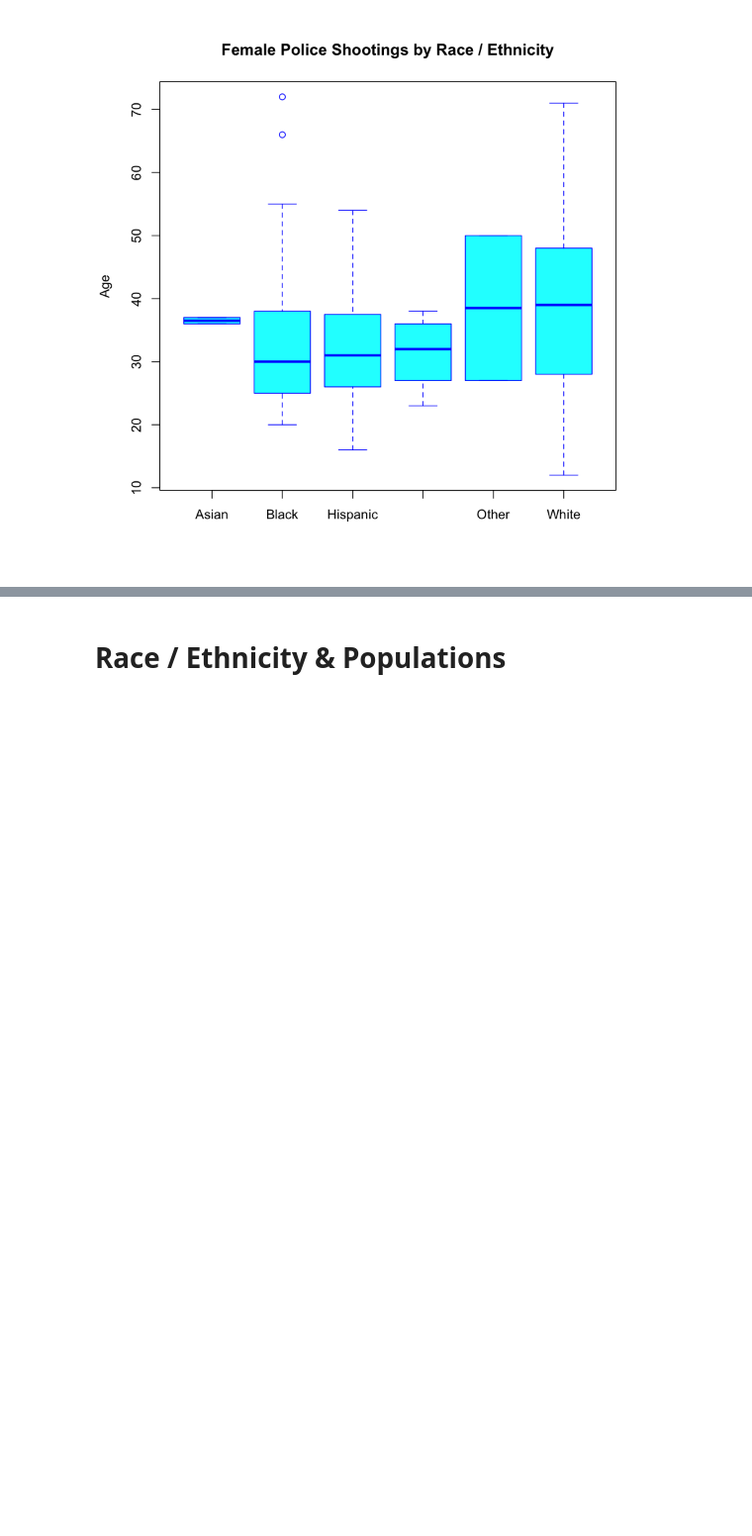
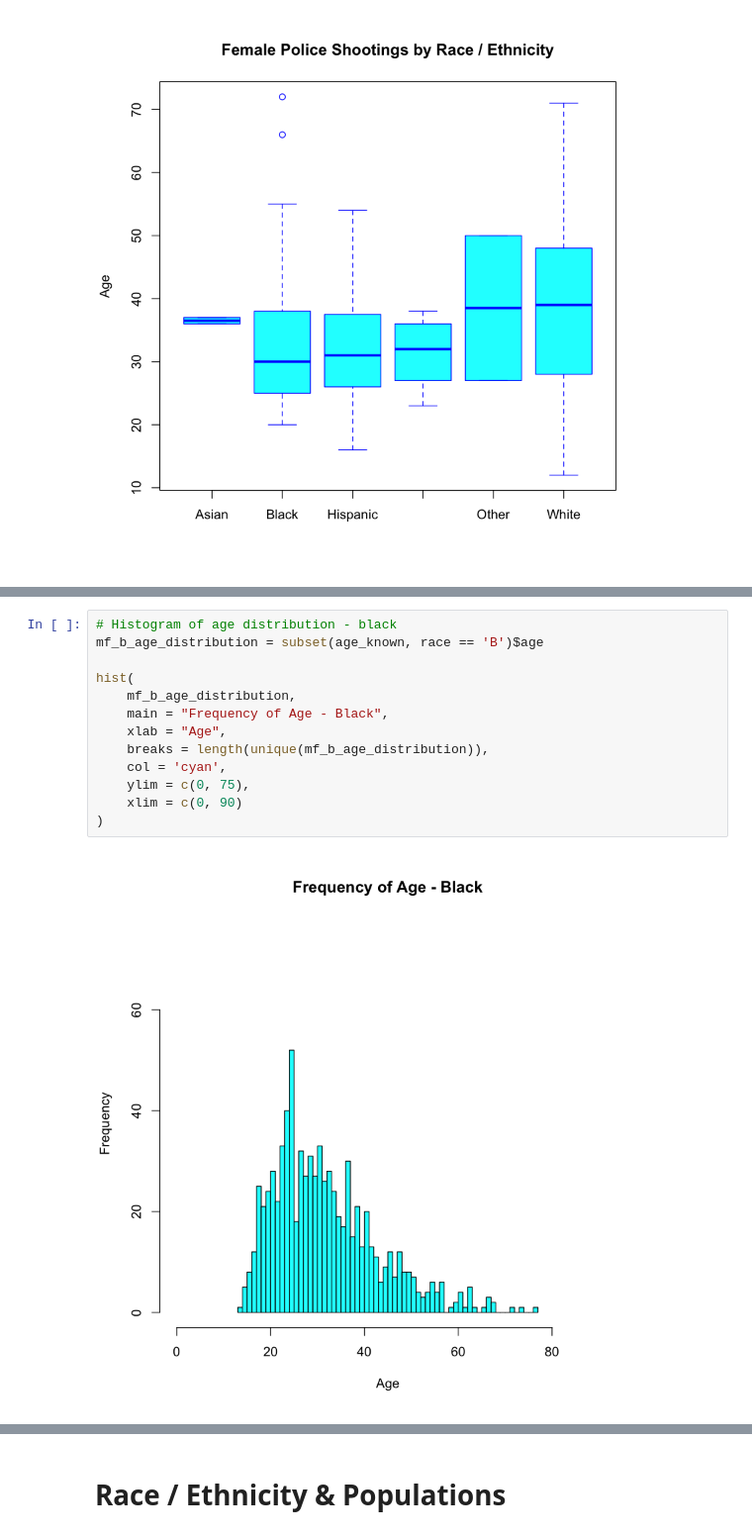
Before and after one commit to hernanat/cs544-police-shootings, a Jupyter notebook: police_shootings.ipynb, the cells around one changed output, grey strips where cells are left out. Shown at 99% size. Cells and saved outputs as stored; diff of their text form; blank space fills up the shorter version.

```diff
--- a/police_shootings.ipynb
+++ b/police_shootings.ipynb
@@ -130,0 +174,15 @@ boxPlots('F')
+# %%
+# Histogram of age distribution - black
+mf_b_age_distribution = subset(age_known, race == 'B')$age
+
+hist(
+    mf_b_age_distribution,
+    main = "Frequency of Age - Black",
+    xlab = "Age",
+    breaks = length(unique(mf_b_age_distribution)),
+    col = 'cyan',
+    ylim = c(0, 75),
+    xlim = c(0, 90)
+)
+# %% [output]
+[figure, added]
```
Also changed, not shown: parts of 6 cells of this notebook, 8 other files.
